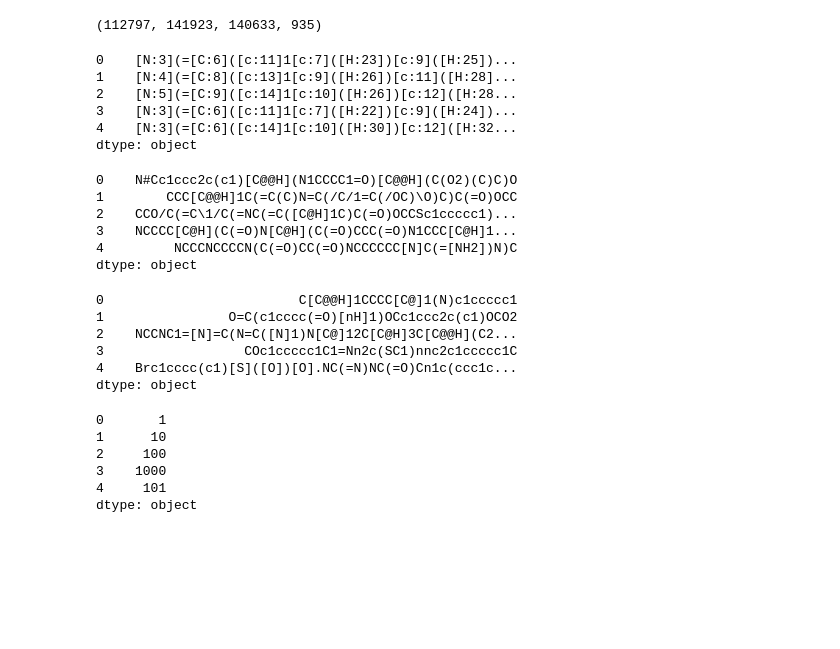
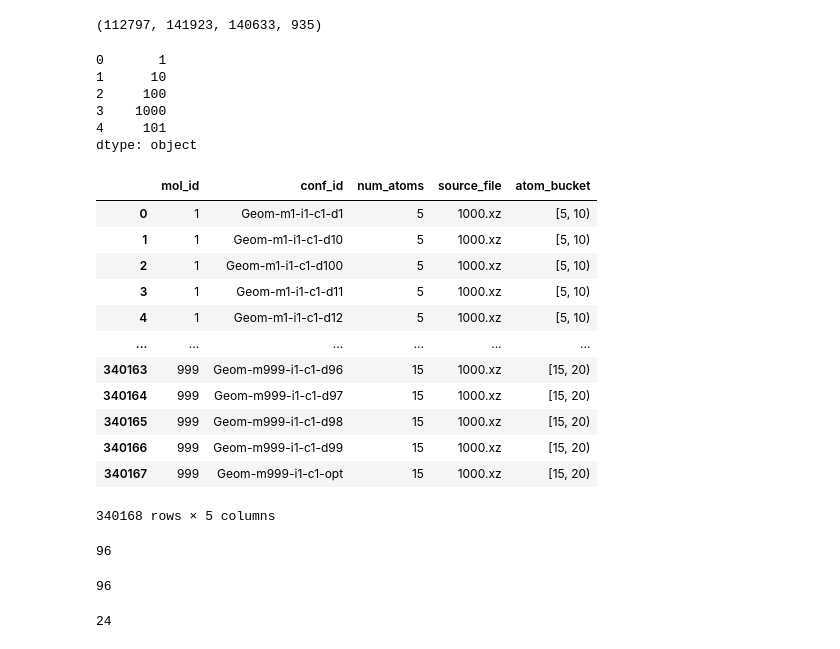
Before and after one commit to Arcadia-Science/2026-hp-peptides-ml, a Jupyter notebook: picking_analysis/distribution.ipynb, the cells around one changed output. Saved outputs shown, nothing was run; the diff lists cells and outputs as text; code cells hidden in the pictures; blank space fills up the shorter version.

```diff
--- a/picking_analysis/distribution.ipynb
+++ b/picking_analysis/distribution.ipynb
@@ -349,31 +349,13 @@ qm7x_molecules = qm7x_df["mol_id"].dropna().unique().tolist()
 (112797, 141923, 140633, 935)
 # %%
 pd.Series(spice_molecules).head()
+pd.Series(spice_molecules).to_csv('./spice_mols.csv')
-# %% [output]
-0    [N:3](=[C:6]([c:11]1[c:7]([H:23])[c:9]([H:25])...
-1    [N:4](=[C:8]([c:13]1[c:9]([H:26])[c:11]([H:28]...
-2    [N:5](=[C:9]([c:14]1[c:10]([H:26])[c:12]([H:28...
-3    [N:3](=[C:6]([c:11]1[c:7]([H:22])[c:9]([H:24])...
-4    [N:3](=[C:6]([c:14]1[c:10]([H:30])[c:12]([H:32...
-dtype: object
 # %%
 pd.Series(raman1_molecules).head()
+pd.Series(raman1_molecules).to_csv('./raman1_mols.csv')
-# %% [output]
-0    N#Cc1ccc2c(c1)[C@@H](N1CCCC1=O)[C@@H](C(O2)(C)C)O
-1        CCC[C@@H]1C(=C(C)N=C(/C/1=C(/OC)\O)C)C(=O)OCC
-2    CCO/C(=C\1/C(=NC(=C([C@H]1C)C(=O)OCCSc1ccccc1)...
-3    NCCCC[C@H](C(=O)N[C@H](C(=O)CCC(=O)N1CCC[C@H]1...
-4         NCCCNCCCCN(C(=O)CC(=O)NCCCCCC[N]C(=[NH2])N)C
-dtype: object
 # %%
 pd.Series(raman2_molecules).head()
+pd.Series(raman2_molecules).to_csv('./raman2_mols.csv')
-# %% [output]
-0                         C[C@@H]1CCCC[C@]1(N)c1ccccc1
-1                O=C(c1cccc(=O)[nH]1)OCc1ccc2c(c1)OCO2
-2    NCCNC1=[N]=C(N=C([N]1)N[C@]12C[C@H]3C[C@@H](C2...
-3                  COc1ccccc1C1=Nn2c(SC1)nnc2c1ccccc1C
-4    Brc1cccc(c1)[S]([O])[O].NC(=N)NC(=O)Cn1c(ccc1c...
-dtype: object
 # %%
 pd.Series(qm7x_molecules).head()
 # %% [output]
@@ -383,3 +365,19 @@ pd.Series(qm7x_molecules).head()
 3    1000
 4     101
 dtype: object
+# %%
+qm7x_df
+# %% [output]
+|  | mol_id | conf_id | num_atoms | source_file | atom_bucket |
+| 0 | 1 | Geom-m1-i1-c1-d1 | 5 | 1000.xz | [5, 10) |
+| 1 | 1 | Geom-m1-i1-c1-d10 | 5 | 1000.xz | [5, 10) |
+| 2 | 1 | Geom-m1-i1-c1-d100 | 5 | 1000.xz | [5, 10) |
+| 3 | 1 | Geom-m1-i1-c1-d11 | 5 | 1000.xz | [5, 10) |
+| 4 | 1 | Geom-m1-i1-c1-d12 | 5 | 1000.xz | [5, 10) |
+| ... | ... | ... | ... | ... | ... |
+| 340163 | 999 | Geom-m999-i1-c1-d96 | 15 | 1000.xz | [15, 20) |
+| 340164 | 999 | Geom-m999-i1-c1-d97 | 15 | 1000.xz | [15, 20) |
+| 340165 | 999 | Geom-m999-i1-c1-d98 | 15 | 1000.xz | [15, 20) |
+| 340166 | 999 | Geom-m999-i1-c1-d99 | 15 | 1000.xz | [15, 20) |
+| 340167 | 999 | Geom-m999-i1-c1-opt | 15 | 1000.xz | [15, 20) |
+340168 rows × 5 columns
@@ -385,0 +392,12 @@ dtype: object
+# %%
+len(spice_molecules)
+# %% [output]
+96
+# %%
+len(raman1_molecules)
+# %% [output]
+96
+# %%
+len(raman2_molecules)
+# %% [output]
+24
```
Also changed, not shown: parts of 3 cells of this notebook, 9 other files.
